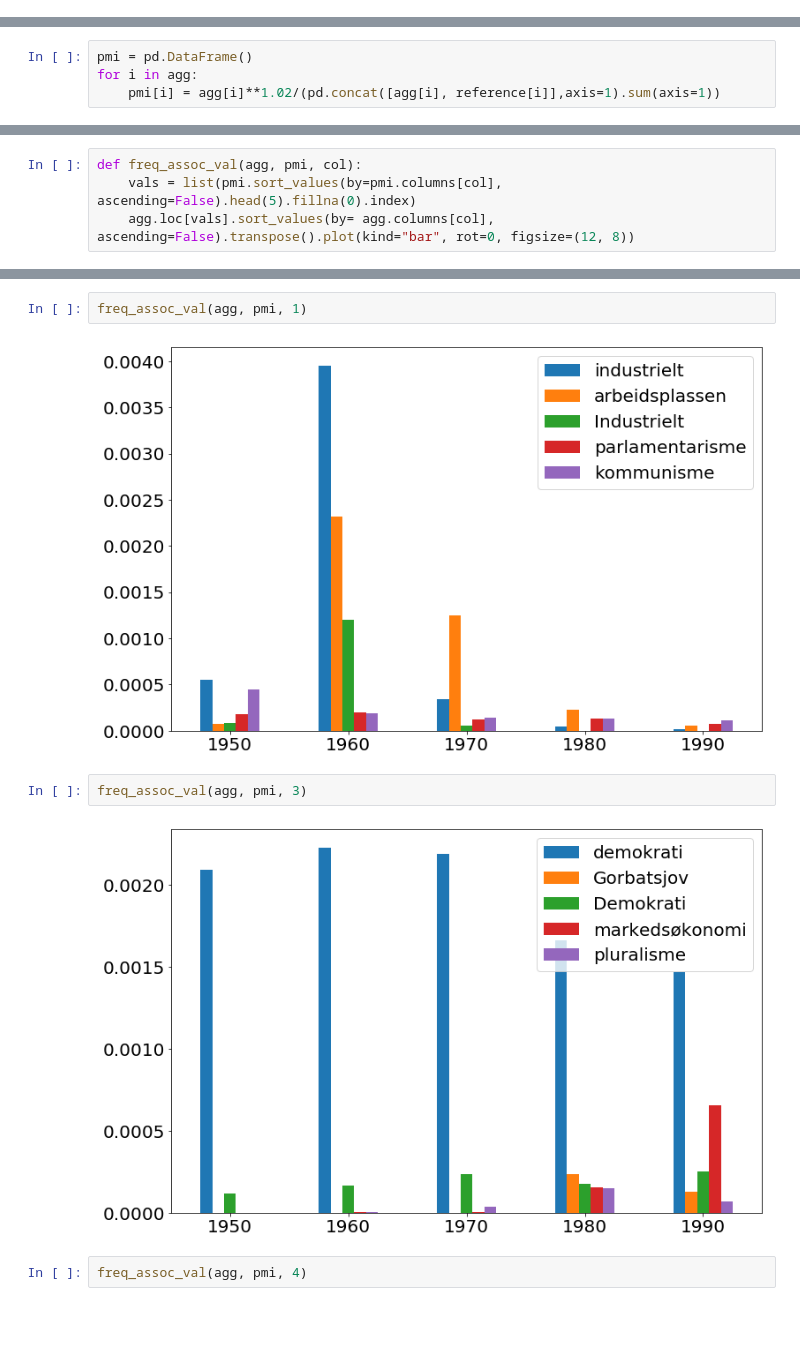
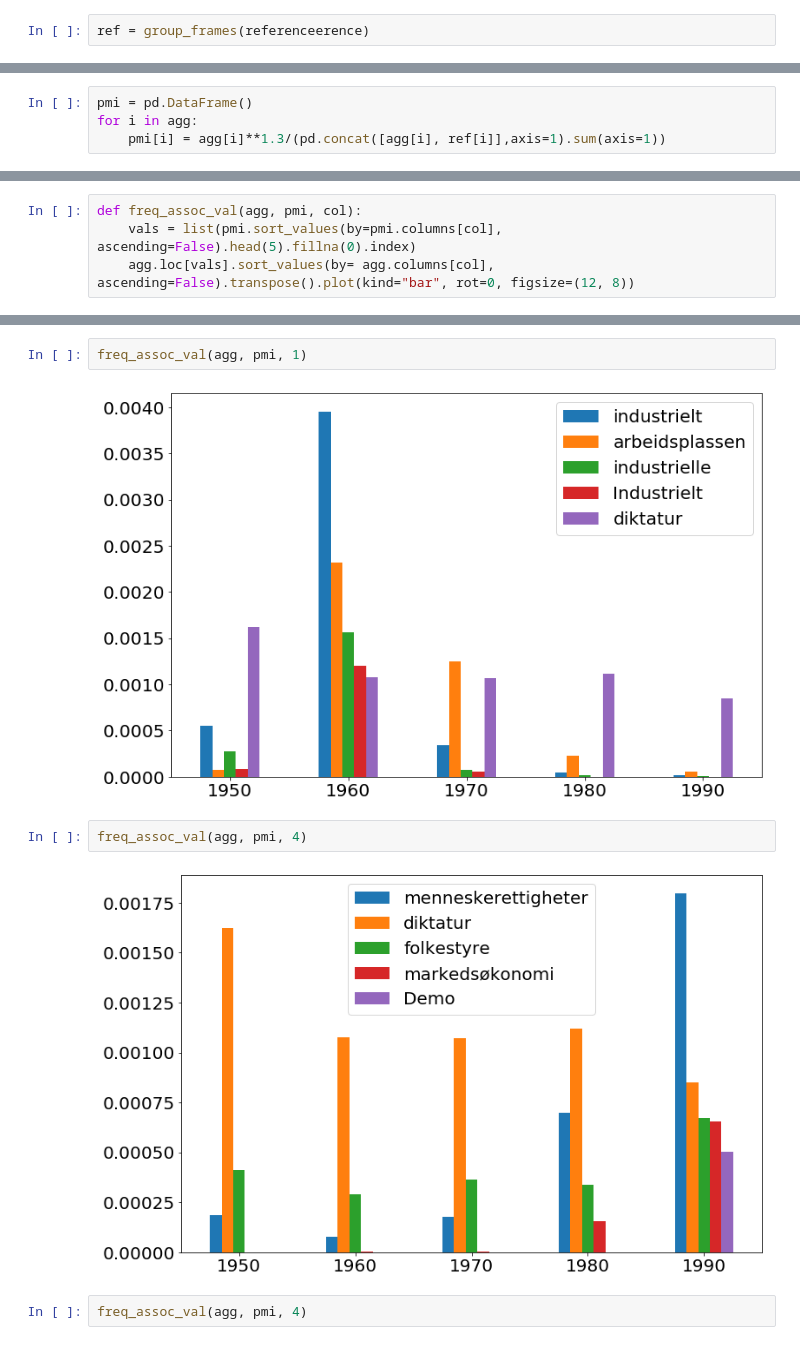
Before and after one commit to Yoonsen/HeCore, a Jupyter notebook: coll_demokrati_pmi.ipynb, the cells around one changed output, grey strips where cells are left out. Cells and saved outputs as stored; diff of their text form; blank space fills up the shorter version.

```diff
--- a/coll_demokrati_pmi.ipynb
+++ b/coll_demokrati_pmi.ipynb
@@ -188,6 +194,8 @@ agg = group_frames(colls)
 nb.normalize_corpus_dataframe(agg)
 # %% [output]
 True
+# %%
+ref = group_frames(referenceerence)
 # %% [markdown]
 
 # Opptelling
@@ -224,7 +232,7 @@ agg.sort_values(by=agg.columns[2], ascending=False)[:10].style.background_gradie
 # %%
 pmi = pd.DataFrame()
 for i in agg:
-    pmi[i] = agg[i]**1.02/(pd.concat([agg[i], reference[i]],axis=1).sum(axis=1))
+    pmi[i] = agg[i]**1.3/(pd.concat([agg[i], ref[i]],axis=1).sum(axis=1))
 # %%
 nb.normalize_corpus_dataframe(pmi)
 # %% [output]
@@ -373,11 +361,11 @@ freq_assoc_val(agg, pmi, 0)
 # %%
 freq_assoc_val(agg, pmi, 1)
 # %% [output]
-[figure, old version]
+[figure, new version]
 # %%
-freq_assoc_val(agg, pmi, 3)
+freq_assoc_val(agg, pmi, 4)
 # %% [output]
-[figure, old version]
+[figure, new version]
 # %%
 freq_assoc_val(agg, pmi, 4)
 # %% [output]
```
Also changed, not shown: parts of 16 cells of this notebook, 7 other files.
